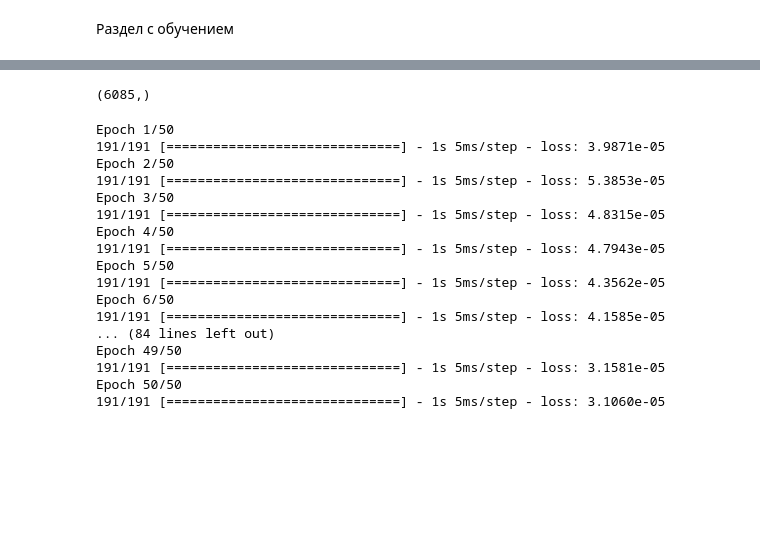
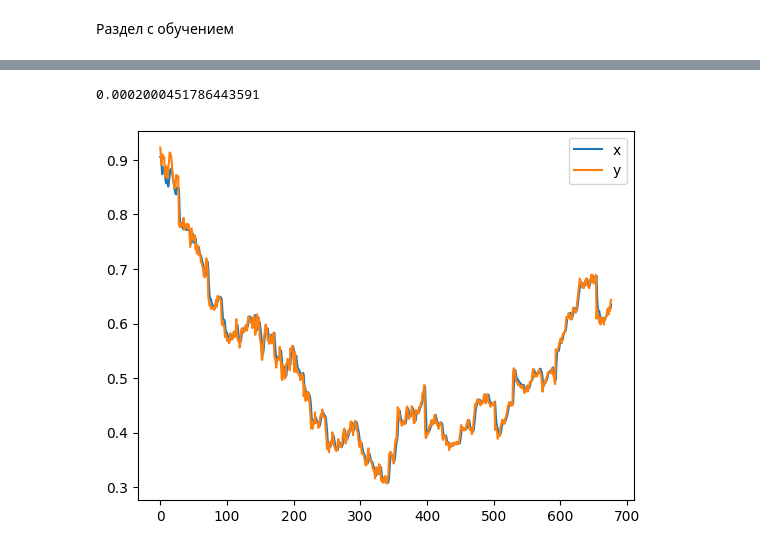
Before and after one commit to Mjorni/ML_Trading, a Jupyter notebook: main.ipynb, the cells around one changed output, grey strips where cells are left out. Drawn from its saved outputs; the diff is of its cells as text; code cells hidden in the pictures; blank space fills up the shorter version.

Commit message:
add model

```diff
--- a/main.ipynb
+++ b/main.ipynb
@@ -105,6 +89,14 @@ from tensorflow.keras.layers import Dense, LSTM
 # %%
 #Создание модели
-model = Sequential()
-model.add(LSTM(128, input_shape = (lb, 1)))
-model.add(Dense(1))
+model = Sequential([
+            LSTM(128, input_shape = (lb, 1), return_sequences = True),
+            Dropout(0.1),
+            LSTM(10),
+            Dense(1)
+        ])
 model.compile(optimizer = 'adam', loss = 'mse')
+
+history = model.fit(x_train, y_train, epochs = 50, shuffle=False)
+get_result()
+model.evaluate(x_test, y_test)
+# %% [output]
@@ -111,26 +120,5 @@ model.compile(optimizer = 'adam', loss = 'mse')
+0.0002000451786443591
+[figure, added]
 # %%
 x_train = x_train.reshape((x_train.shape[0], x_train.shape[1], 1))
-print(y_train.shape)
-# %% [output]
-(6085,)
-# %%
-history = model.fit(x_train, y_train, epochs = 50, shuffle=False)
-# %% [output]
-Epoch 1/50
-191/191 [==============================] - 1s 5ms/step - loss: 3.9871e-05
-Epoch 2/50
-191/191 [==============================] - 1s 5ms/step - loss: 5.3853e-05
-Epoch 3/50
-191/191 [==============================] - 1s 5ms/step - loss: 4.8315e-05
-Epoch 4/50
-191/191 [==============================] - 1s 5ms/step - loss: 4.7943e-05
-Epoch 5/50
-191/191 [==============================] - 1s 5ms/step - loss: 4.3562e-05
-Epoch 6/50
-191/191 [==============================] - 1s 5ms/step - loss: 4.1585e-05
-... (84 lines left out)
-Epoch 49/50
-191/191 [==============================] - 1s 5ms/step - loss: 3.1581e-05
-Epoch 50/50
-191/191 [==============================] - 1s 5ms/step - loss: 3.1060e-05
 # %%
```
Also changed, not shown: parts of 4 cells of this notebook.
